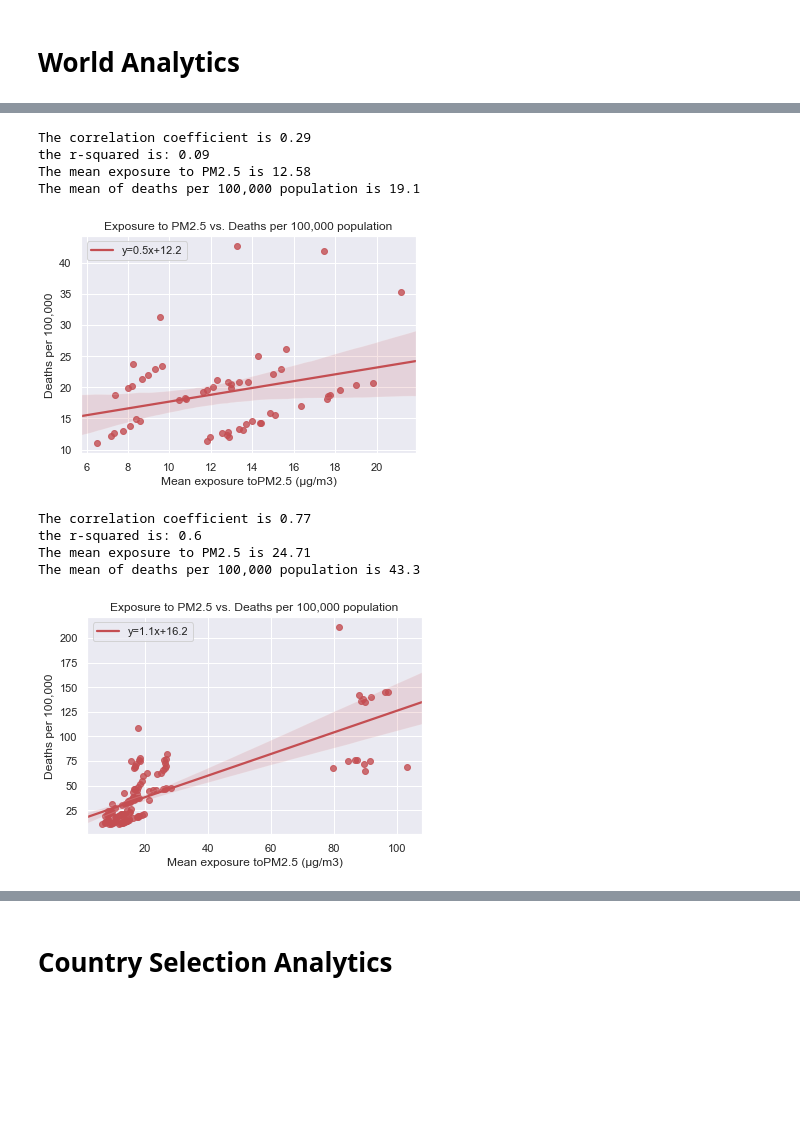
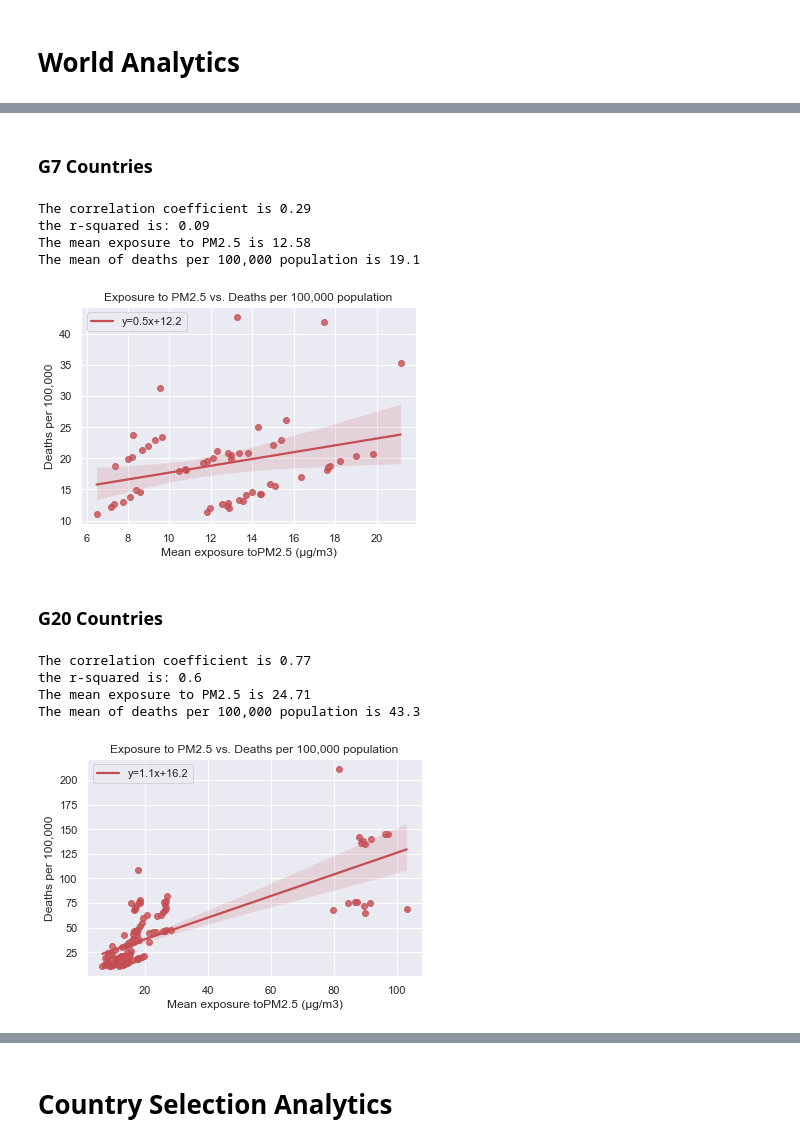
Before and after one commit to Alfred-DatAn/project_one, a Jupyter notebook: final_project.ipynb, the cells around one changed output, grey strips where cells are left out. Cells and saved outputs as stored; diff of their text form; code cells hidden in the pictures; blank space fills up the shorter version.

```diff
--- a/final_project.ipynb
+++ b/final_project.ipynb
@@ -430,7 +485,7 @@ plt.show()
 # %%
 sns.set(color_codes=True)
 # %%
-def linearreg(x_val, y_val,df):
+def linearreg(x_val, y_val,df, name):
     slope, intercept, r_value, p_value, std_err = sts.linregress(x_val,y_val)
     sns.regplot(x=x_val,y=y_val,color="r",line_kws={'label':"y={0:.1f}x+{1:.1f}".format(slope,intercept)},data=df)
     plt.legend()
@@ -439,5 +494,6 @@ def linearreg(x_val, y_val,df):
     print(f"the r-squared is: {round(r_value**2,2)}")
     print(f"The mean exposure to PM2.5 is {round(x_val.mean(),2)}")
     print(f"The mean of deaths per 100,000 population is {round(y_val.mean(),2)}")
+    plt.savefig(f"{name}_scatter.png")
     plt.show()
 # %%
@@ -473,20 +537,24 @@ The mean of deaths per 100,000 population is 104.51
+# %% [markdown]
+### G7 Countries
 # %%
 g7_countries_df = complete_air_poll.loc[complete_air_poll["Country"].isin(g7)]
 linearreg(g7_countries_df["Mean exposure toPM2.5 (µg/m3)"],
-        g7_countries_df["Deaths per 100,000"],g7_countries_df)
+        g7_countries_df["Deaths per 100,000"],g7_countries_df, "G7")
 # %% [output]
 The correlation coefficient is 0.29
 the r-squared is: 0.09
 The mean exposure to PM2.5 is 12.58
 The mean of deaths per 100,000 population is 19.1
-[figure, old version]
+[figure, new version]
+# %% [markdown]
+### G20 Countries
 # %%
 g20_countries_df = complete_air_poll.loc[complete_air_poll["Country"].isin(g20)]
 linearreg(g20_countries_df["Mean exposure toPM2.5 (µg/m3)"],
-        g20_countries_df["Deaths per 100,000"],g20_countries_df)
+        g20_countries_df["Deaths per 100,000"],g20_countries_df, "G20")
 # %% [output]
 The correlation coefficient is 0.77
 the r-squared is: 0.6
 The mean exposure to PM2.5 is 24.71
 The mean of deaths per 100,000 population is 43.3
-[figure, old version]
+[figure, new version]
```
Also changed, not shown: parts of 40 cells of this notebook.
